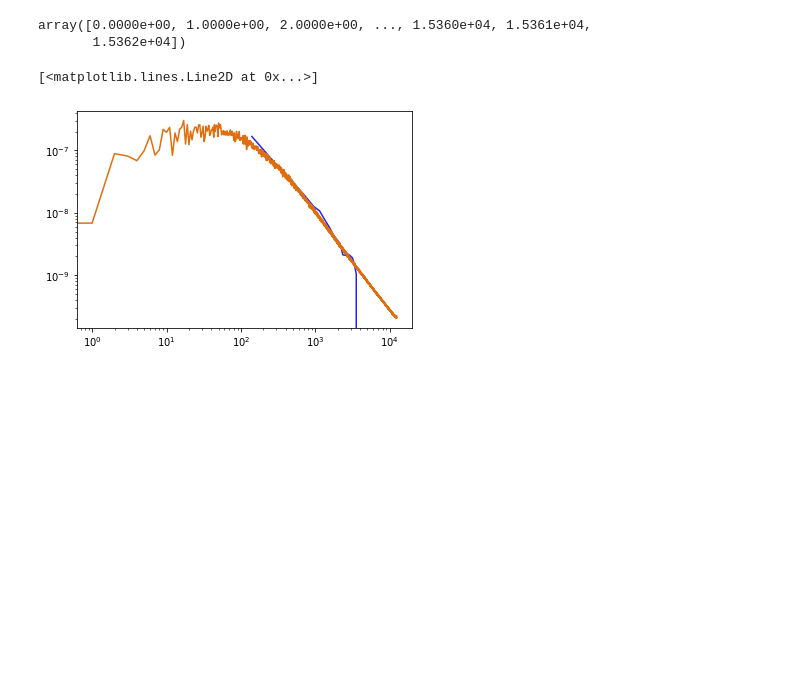
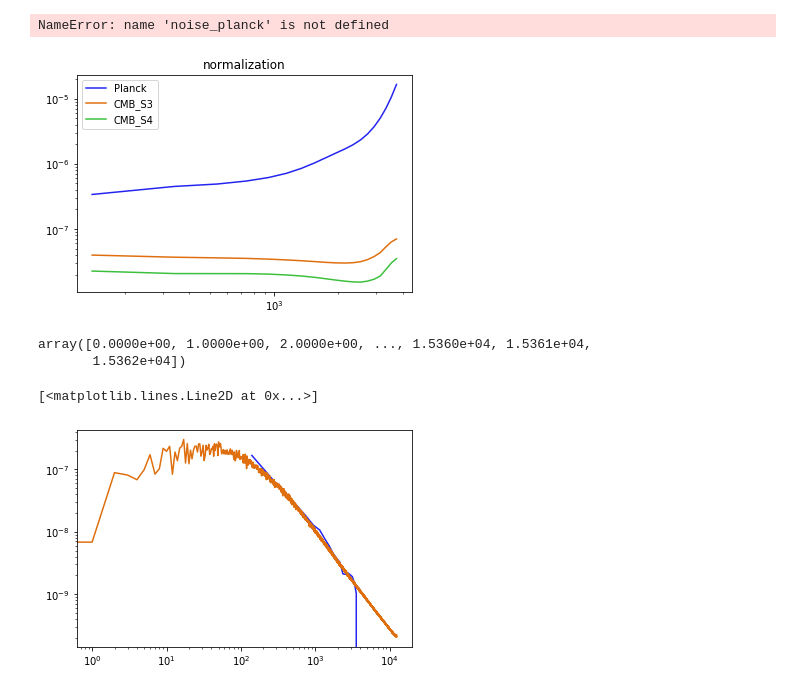
Before and after one commit to catketchup/new_reion-lens, a Jupyter notebook: sim.ipynb, the cells around one changed output. Saved outputs shown, nothing was run; the diff lists cells and outputs as text; code cells hidden in the pictures; blank space fills up the shorter version.

```diff
--- a/sim.ipynb
+++ b/sim.ipynb
@@ -82,3 +140,36 @@ reading in kappa map
+# %%
+noise_planck = pd.read_csv('output/noise_websky_ri_Planck_SMICA_30_4000.csv')
+noise_cmbs3 = pd.read_csv('output/noise_websky_ri_CMB_S3_30_4000.csv')
+noise_cmbs4 = pd.read_csv('output/noise_websky_ri_CMB_S4_30_4000.csv')
+# %%
+Ls, noise_cl_planck = noise_planck['Ls'], noise_planck['noise_cl']
+Ls, noise_cl_cmbs3 = noise_cmbs3['Ls'], noise_cmbs3['noise_cl']
+Ls, noise_cl_cmbs4 = noise_cmbs4['Ls'], noise_cmbs4['noise_cl']
+L = Ls*(Ls+1)/(2*np.pi)
+L= 1
+plt.plot(Ls, L*noise_cl_planck)
+plt.plot(Ls, L*noise_cl_cmbs3)
+plt.plot(Ls, L*noise_cl_cmbs4)
+plt.title('noise')
+plt.legend(['Planck','CMB_S3','CMB_S4'])
+plt.xscale('log')
+plt.yscale('log')
+# %% [output]
+NameError: name 'noise_planck' is not defined
+# %%
+Ls, noise_cl_planck = noise_planck['Ls'], noise_planck['norm']
+Ls, noise_cl_cmbs3 = noise_cmbs3['Ls'], noise_cmbs3['norm']
+Ls, noise_cl_cmbs4 = noise_cmbs4['Ls'], noise_cmbs4['norm']
+L = Ls*(Ls+1)/(2*np.pi)
+plt.plot(Ls, L*noise_cl_planck)
+plt.plot(Ls, L*noise_cl_cmbs3)
+plt.plot(Ls, L*noise_cl_cmbs4)
+plt.title('normalization')
+plt.legend(['Planck','CMB_S3','CMB_S4'])
+plt.xscale('log')
+plt.yscale('log')
+# %% [output]
+[figure, added]
 # %%
 nlev_t = 1
 beam_arcmin = 3
```
Also changed, not shown: parts of 5 cells of this notebook, 24 other files.
